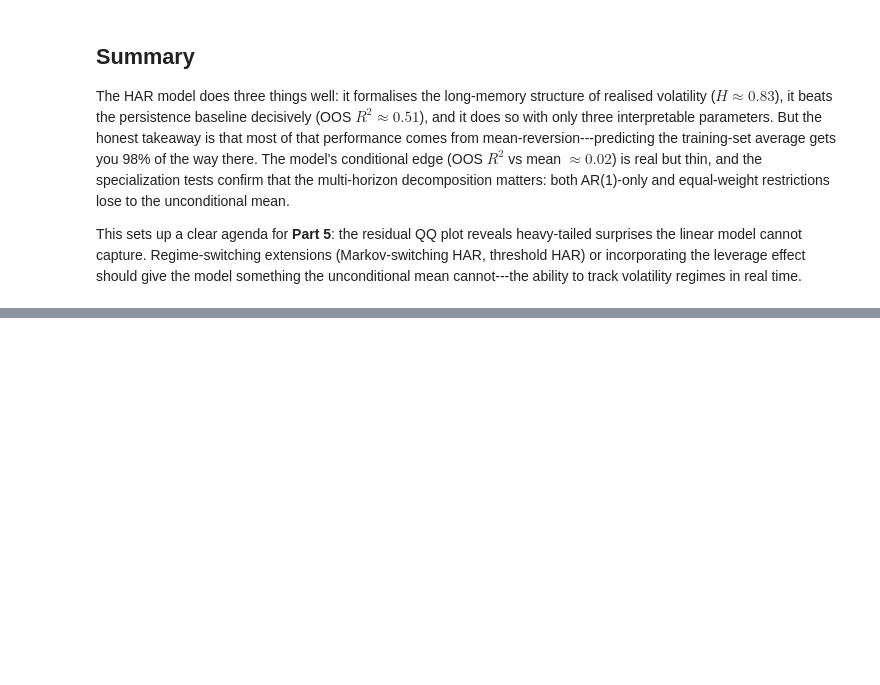
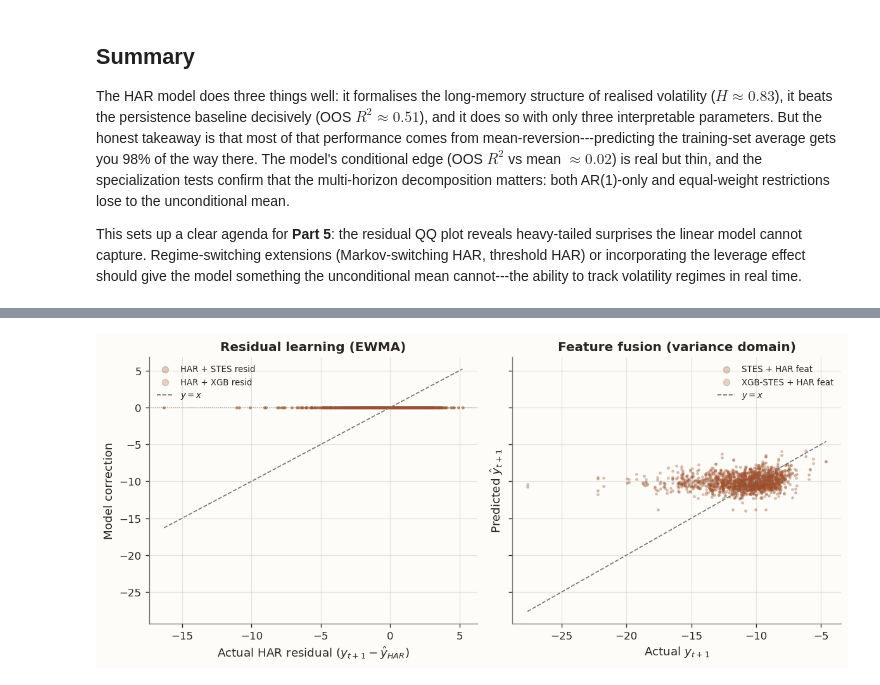
Before and after one commit to steveya/steveya.github.io, a Jupyter notebook: posts/volatility-forecast-4/draft.ipynb, the cells around one changed output, grey strips where cells are left out. Drawn from its saved outputs; the diff is of its cells as text; code cells hidden in the pictures; blank space fills up the shorter version.

Commit message:
vol-forecast-4: add STES/XGB-STES extension section with fusion comparison

```diff
--- a/posts/volatility-forecast-4/draft.ipynb
+++ b/posts/volatility-forecast-4/draft.ipynb
@@ -612,0 +797,40 @@ This sets up a clear agenda for **Part 5**: the residual QQ plot reveals heavy-t
+# %%
+#| label: fig-stes-diagnostic
+#| fig-cap: "Residual diagnostic: actual HAR error vs model correction"
+#| code-fold: true
+#| code-summary: "Diagnostic scatter"
+
+actual_resid = y_test_actual - models_log["HAR"]  # HAR's log-domain error
+
+fig, axes = plt.subplots(1, 2, figsize=(10, 4.5), sharey=True)
+
+# Left panel: residual models (EWMA domain mismatch)
+for name, color in [("HAR + STES resid", BLOG_PALETTE[0]),
+                     ("HAR + XGB resid", BLOG_PALETTE[1])]:
+    correction = models_log[name] - models_log["HAR"]
+    axes[0].scatter(actual_resid, correction, s=4, alpha=0.25,
+                    color=color, label=name, rasterized=True)
+lims0 = [actual_resid.min(), actual_resid.max()]
+axes[0].plot(lims0, lims0, ls="--", lw=1, color=BLOG_PALETTE[3], label="$y = x$")
+axes[0].axhline(0, ls=":", lw=0.7, color=BLOG_PALETTE[4])
+axes[0].set_xlabel("Actual HAR residual ($y_{t+1} - \\hat{y}_{HAR}$)")
+axes[0].set_ylabel("Model correction")
+axes[0].set_title("Residual learning (EWMA)")
+axes[0].legend(fontsize=8, markerscale=3)
+
+# Right panel: feature-fusion models vs HAR
+for name, color in [("STES + HAR feat", BLOG_PALETTE[0]),
+                     ("XGB-STES + HAR feat", BLOG_PALETTE[1])]:
+    axes[1].scatter(y_test_actual, models_log[name], s=4, alpha=0.25,
+                    color=color, label=name, rasterized=True)
+lims1 = [y_test_actual.min(), y_test_actual.max()]
+axes[1].plot(lims1, lims1, ls="--", lw=1, color=BLOG_PALETTE[3], label="$y = x$")
+axes[1].set_xlabel("Actual $y_{t+1}$")
+axes[1].set_ylabel("Predicted $\\hat{y}_{t+1}$")
+axes[1].set_title("Feature fusion (variance domain)")
+axes[1].legend(fontsize=8, markerscale=3)
+
+fig.tight_layout()
+plt.show()
+# %% [output]
+[figure, added]
```
Also changed, not shown: parts of 4 cells of this notebook.
